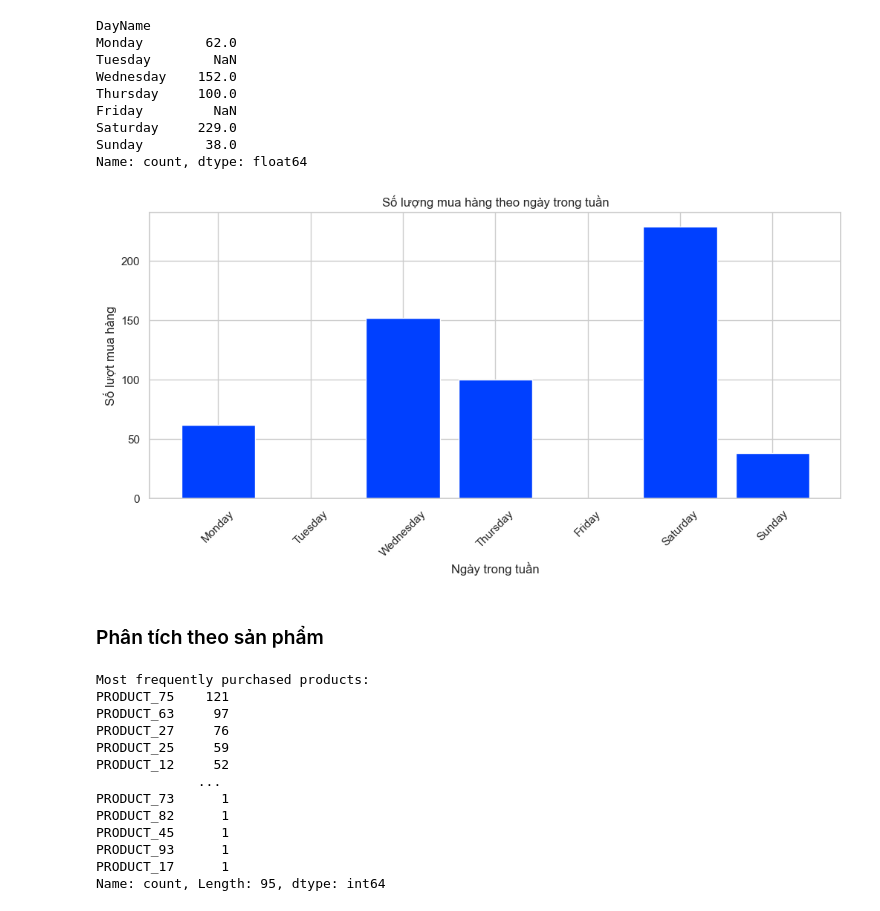
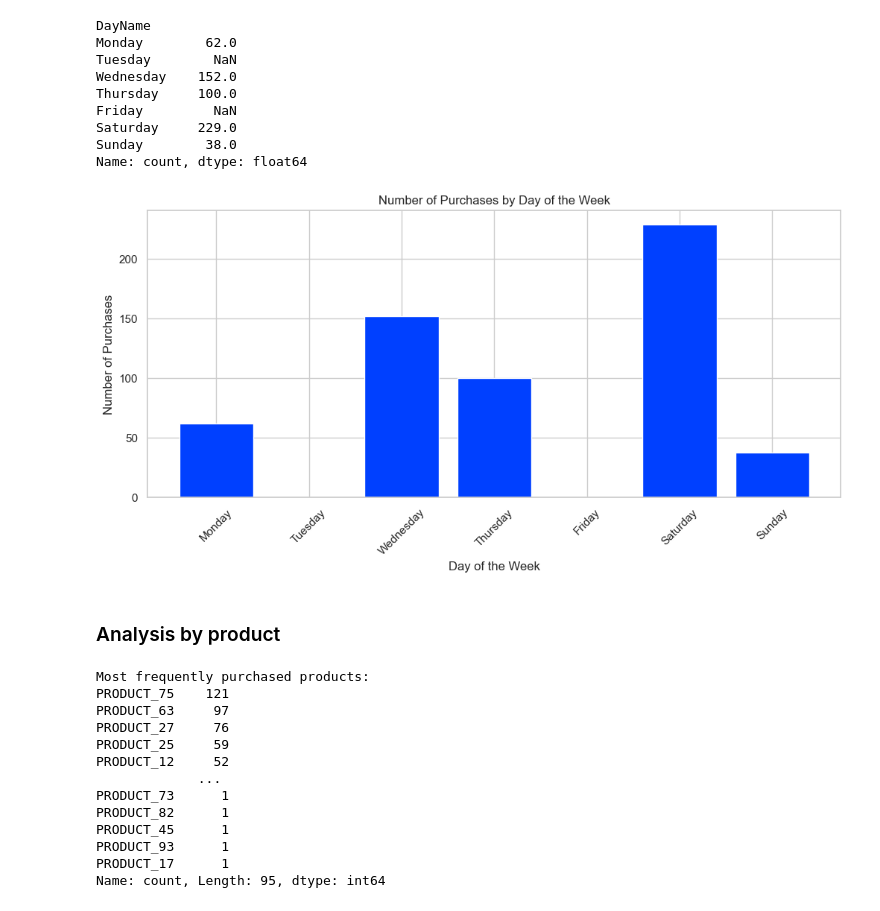
Before and after one commit to DuyLinh-Data/DA_self_learning, a Jupyter notebook: Product Sales Analysis/Product Sales Analysis.ipynb, the cells around one changed output. Saved outputs shown, nothing was run; the diff lists cells and outputs as text; code cells hidden in the pictures.

```diff
--- a/Product Sales Analysis/Product Sales Analysis.ipynb
+++ b/Product Sales Analysis/Product Sales Analysis.ipynb
@@ -282,26 +298,26 @@ Friday         NaN
 Saturday     229.0
 Sunday        38.0
 Name: count, dtype: float64
-# %%
-import matplotlib.pyplot as plt
-
-# Plot a chart
-plt.figure(figsize=(12,5))
-plt.bar(day_counts.index, day_counts.values, color='#0040ff')
-
-# Title and label
-plt.title('Số lượng mua hàng theo ngày trong tuần')
-plt.xlabel('Ngày trong tuần')
-plt.ylabel('Số lượt mua hàng')
-
-# Rotate
-plt.xticks(rotation=45)
-
-plt.show()
-# %% [output]
-[figure, removed]
+# %%
+import matplotlib.pyplot as plt
+
+# Plot a chart
+plt.figure(figsize=(12,5))
+plt.bar(day_counts.index, day_counts.values, color='#0040ff')
+
+# Title and labels
+plt.title('Number of Purchases by Day of the Week')
+plt.xlabel('Day of the Week')
+plt.ylabel('Number of Purchases')
+
+# Rotate x-axis labels
+plt.xticks(rotation=45)
+
+plt.show()
+# %% [output]
+[figure, added]
 # %% [markdown]
-### Phân tích theo sản phẩm
+### Analysis by product
 # %%
 # Stats by products
 
```
Also changed, not shown: parts of 17 cells of this notebook.
